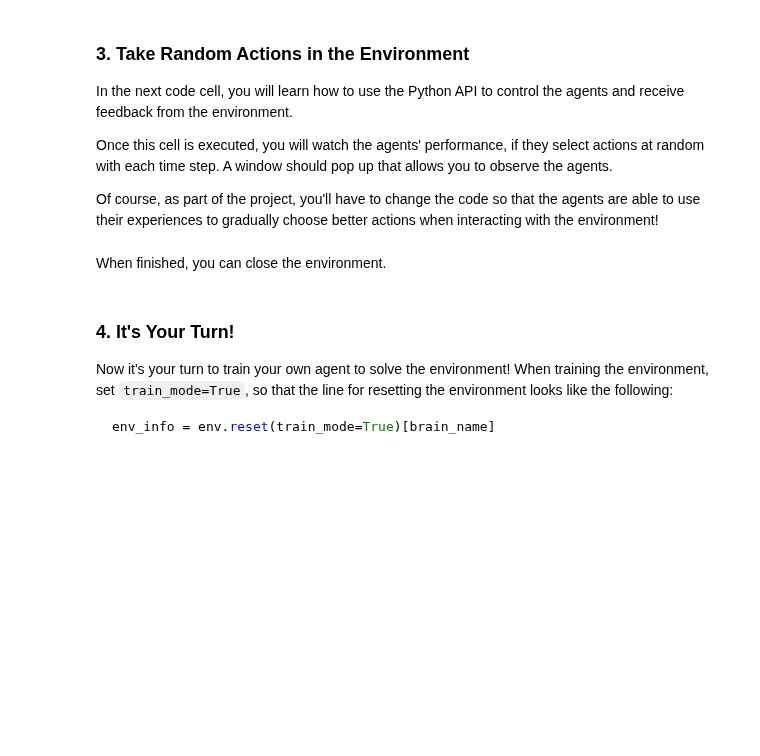
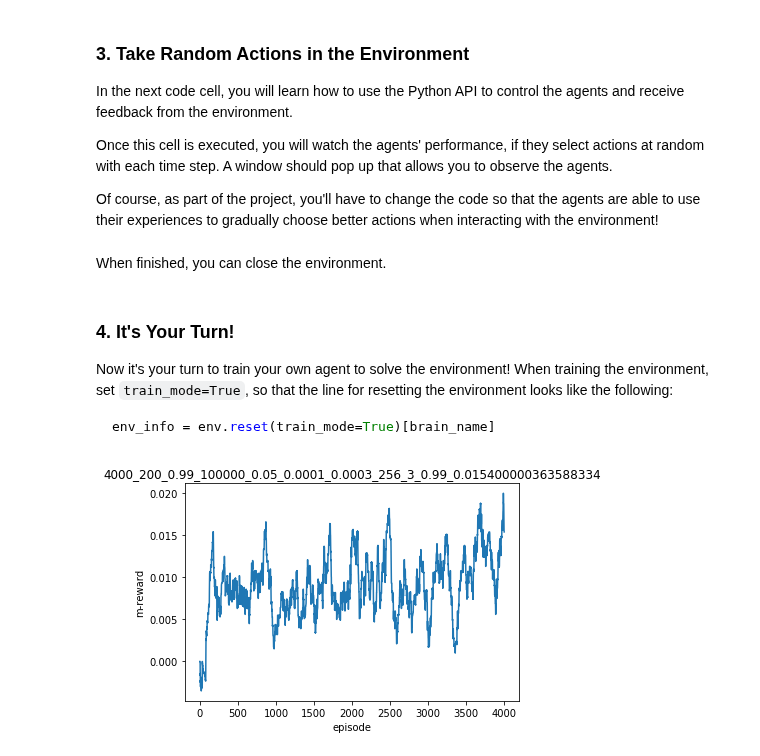
Before and after one commit to kaixinbaba/uda-drl, a Jupyter notebook: p3_Tennis/Tennis.ipynb, the cells around one changed output. Saved outputs shown, nothing was run; the diff lists cells and outputs as text; code cells hidden in the pictures; blank space fills up the shorter version.

```diff
--- a/p3_Tennis/Tennis.ipynb
+++ b/p3_Tennis/Tennis.ipynb
@@ -72,22 +92,5 @@ In the next code cell, you will learn how to use the Python API to control the a
 Once this cell is executed, you will watch the agents' performance, if they select actions at random with each time step.  A window should pop up that allows you to observe the agents.
 
 Of course, as part of the project, you'll have to change the code so that the agents are able to use their experiences to gradually choose better actions when interacting with the environment!
-# %%
-for i in range(1, 6):                                      # play game for 5 episodes
-    env_info = env.reset(train_mode=False)[brain_name]     # reset the environment
-    states = env_info.vector_observations                  # get the current state (for each agent)
-    scores = np.zeros(num_agents)                          # initialize the score (for each agent)
-    while True:
-        actions = np.random.randn(num_agents, action_size) # select an action (for each agent)
-        actions = np.clip(actions, -1, 1)                  # all actions between -1 and 1
-        env_info = env.step(actions)[brain_name]           # send all actions to tne environment
-        next_states = env_info.vector_observations         # get next state (for each agent)
-        rewards = env_info.rewards                         # get reward (for each agent)
-        dones = env_info.local_done                        # see if episode finished
-        scores += env_info.rewards                         # update the score (for each agent)
-        states = next_states                               # roll over states to next time step
-        if np.any(dones):                                  # exit loop if episode finished
-            break
-    print('Score (max over agents) from episode {}: {}'.format(i, np.max(scores)))
 # %% [markdown]
 When finished, you can close the environment.
@@ -102,0 +202,16 @@ env_info = env.reset(train_mode=True)[brain_name]
+# %%
+main(n_s=state_size,
+        n_a=action_size * 2,
+        a_bound=1,
+        episode=4000,
+        max_step_count=200,
+        gamma=0.99,
+        memory_size=100000,
+        tau=0.05,
+        lr_a=0.0001,
+        lr_c=0.0003,
+        batch_size=256,
+        var=3,
+        var_decay=0.99)
+# %% [output]
+[figure, added]
```
Also changed, not shown: parts of 8 cells of this notebook, 6 other files.
